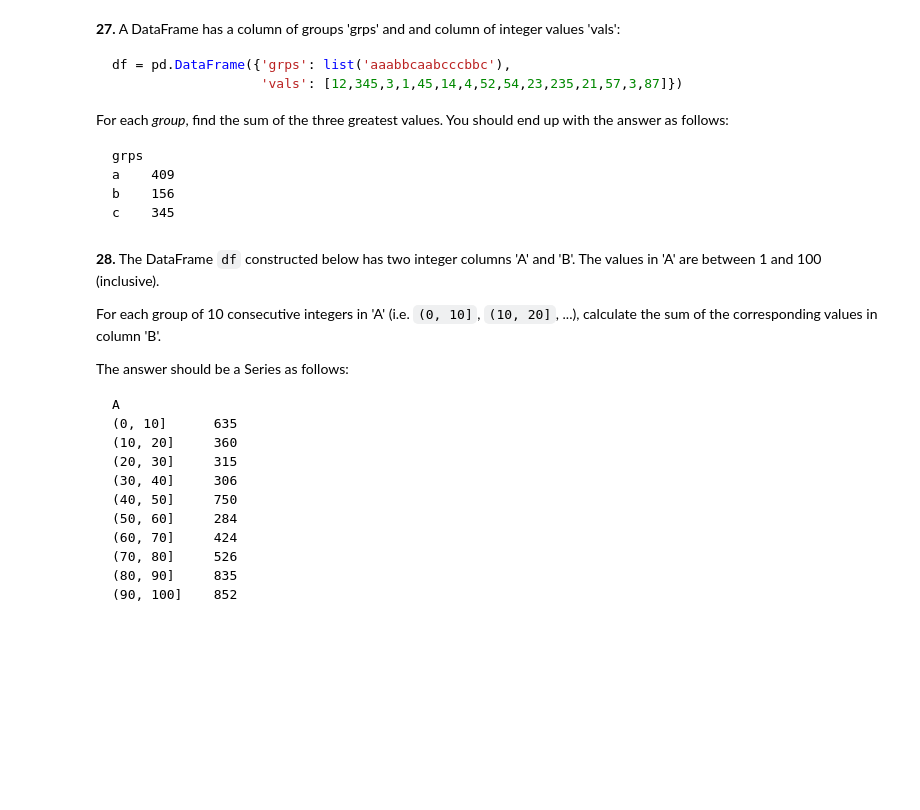
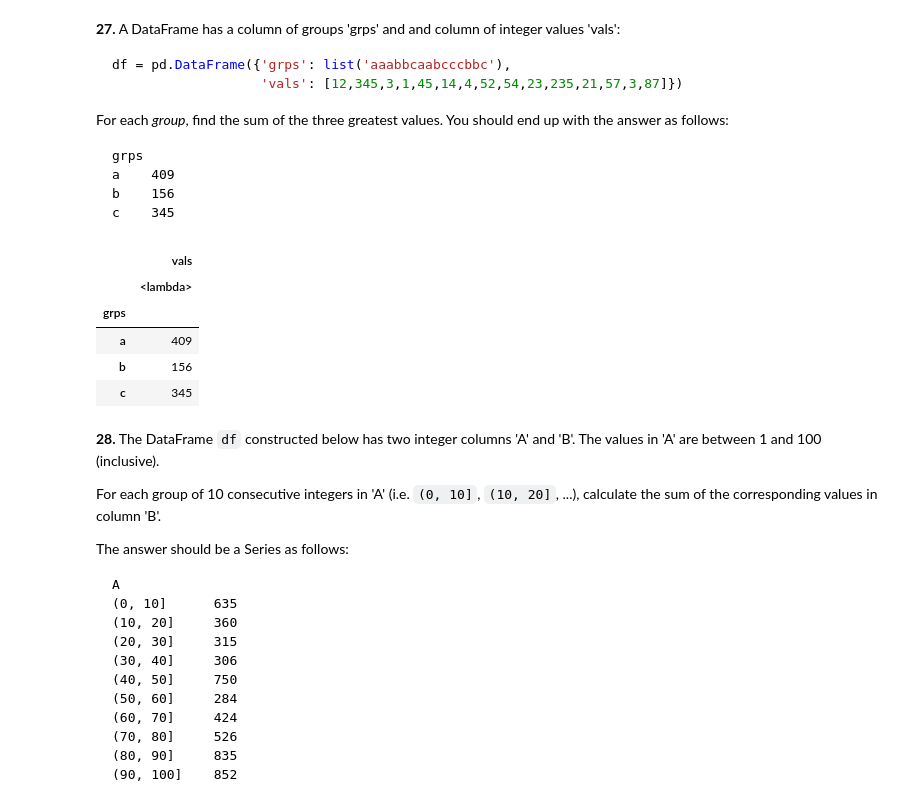
Before and after one commit to art-stepkowski/100-pandas-puzzles, a Jupyter notebook: 100-pandas-puzzles.ipynb, the cells around one changed output. Saved outputs shown, nothing was run; the diff lists cells and outputs as text; code cells hidden in the pictures; blank space fills up the shorter version.

```diff
--- a/100-pandas-puzzles.ipynb
+++ b/100-pandas-puzzles.ipynb
@@ -448,8 +451,16 @@ c    345
 # %%
 df = pd.DataFrame({'grps': list('aaabbcaabcccbbc'),
                    'vals': [12,345,3,1,45,14,4,52,54,23,235,21,57,3,87]})
 
-# write a solution to the question here
+
+df.groupby('grps').agg({'vals': {lambda x: x.nlargest(3).sum() }}) # type: ignore
+# %% [output]
+|  | vals |
+|  | <lambda> |
+| grps |  |
+| a | 409 |
+| b | 156 |
+| c | 345 |
 # %% [markdown]
 **28.** The DataFrame `df` constructed below has two integer columns 'A' and 'B'. The values in 'A' are between 1 and 100 (inclusive).
 
```
Also changed, not shown: parts of 10 cells of this notebook.
